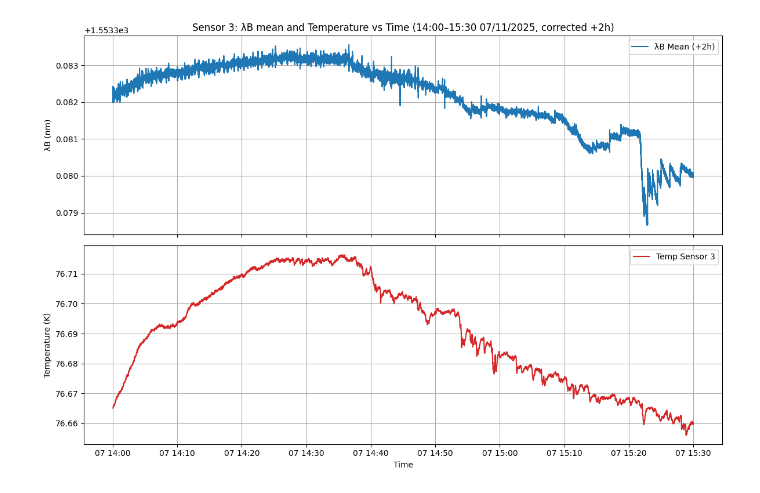
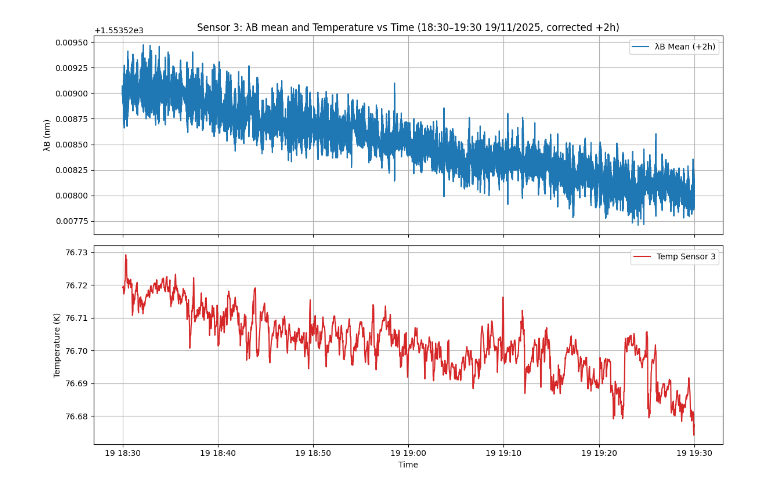
Before and after one commit to garpol/rtd-calibration-ana, a Jupyter notebook: DEWAR_1M/ROOT_DEWAR_19_11.ipynb, the cells around one changed output. Saved outputs shown, nothing was run; the diff lists cells and outputs as text; code cells hidden in the pictures.

```diff
--- a/DEWAR_1M/ROOT_DEWAR_19_11.ipynb
+++ b/DEWAR_1M/ROOT_DEWAR_19_11.ipynb
@@ -401,8 +663,8 @@ print(f"Temp data:       {temp_timestamps.min()}  →  {temp_timestamps.max()}")
 print("--------------------------------")
 
 # --- Define time window for plotting ---
-start_time = datetime.datetime(2025, 11, 19, 16, 0, 0)
-end_time   = datetime.datetime(2025, 11, 19, 17, 30, 0)
+start_time = datetime.datetime(2025, 11, 19, 18, 30, 0)
+end_time   = datetime.datetime(2025, 11, 19, 19, 30, 0)
 
 # --- Apply masks ---
 mask_peak = (peak_timestamps >= start_time) & (peak_timestamps <= end_time)
@@ -423,7 +685,7 @@ fig, (ax1, ax2) = plt.subplots(2, 1, figsize=(12,8), sharex=True)
 # λB mean
 ax1.plot(peak_t_filtered, sensor3_mean*1e9, label="λB Mean (+2h)", color="tab:blue")
 ax1.set_ylabel("λB (nm)")
-ax1.set_title("Sensor 3: λB mean and Temperature vs Time (16:00–17:30 19/11/2025, corrected +2h)")
+ax1.set_title("Sensor 3: λB mean and Temperature vs Time (18:30–19:30 19/11/2025, corrected +2h)")
 ax1.legend()
 ax1.grid(True)
 
@@ -443,5 +705,5 @@ Temp data:       2025-11-07 12:22:21  →  2025-11-07 17:03:16
 --------------------------------
-[figure, old version]
+[figure, new version]
 # %%
 import uproot
 import numpy as np
```
Also changed, not shown: parts of 29 cells of this notebook, 4 other files.
